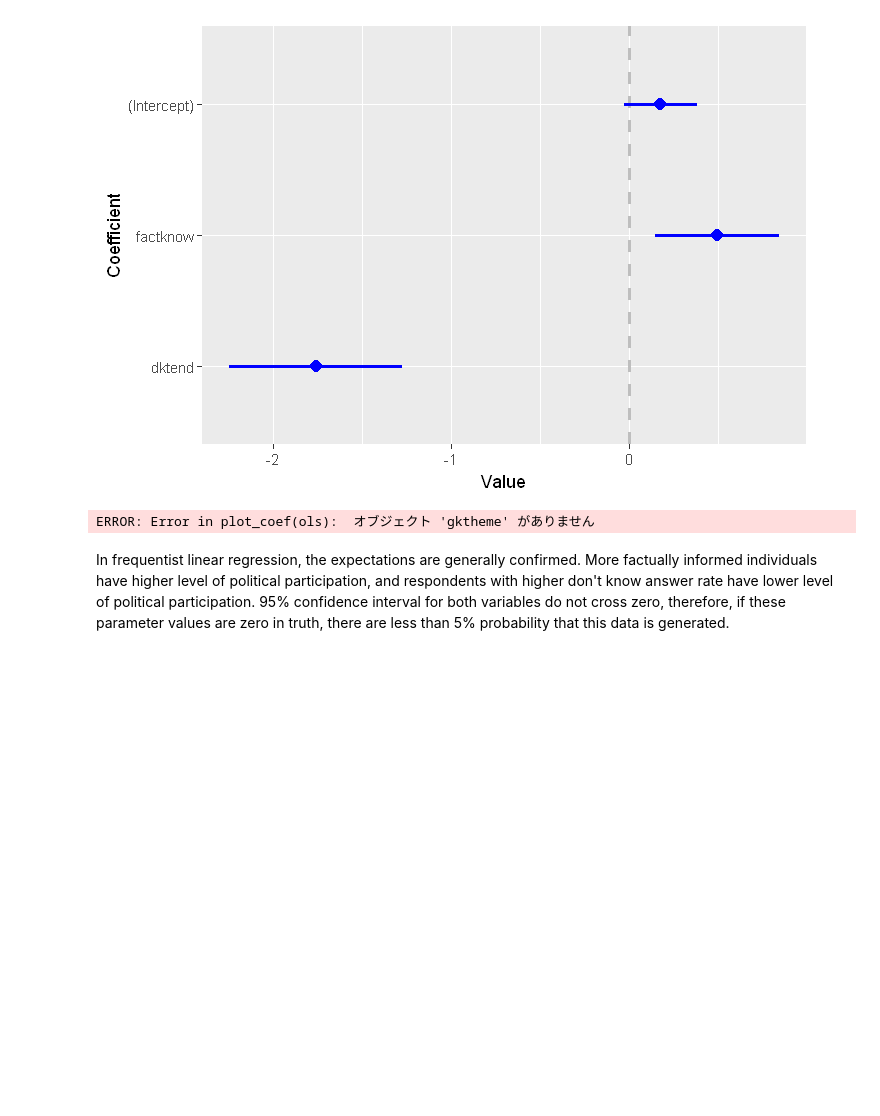
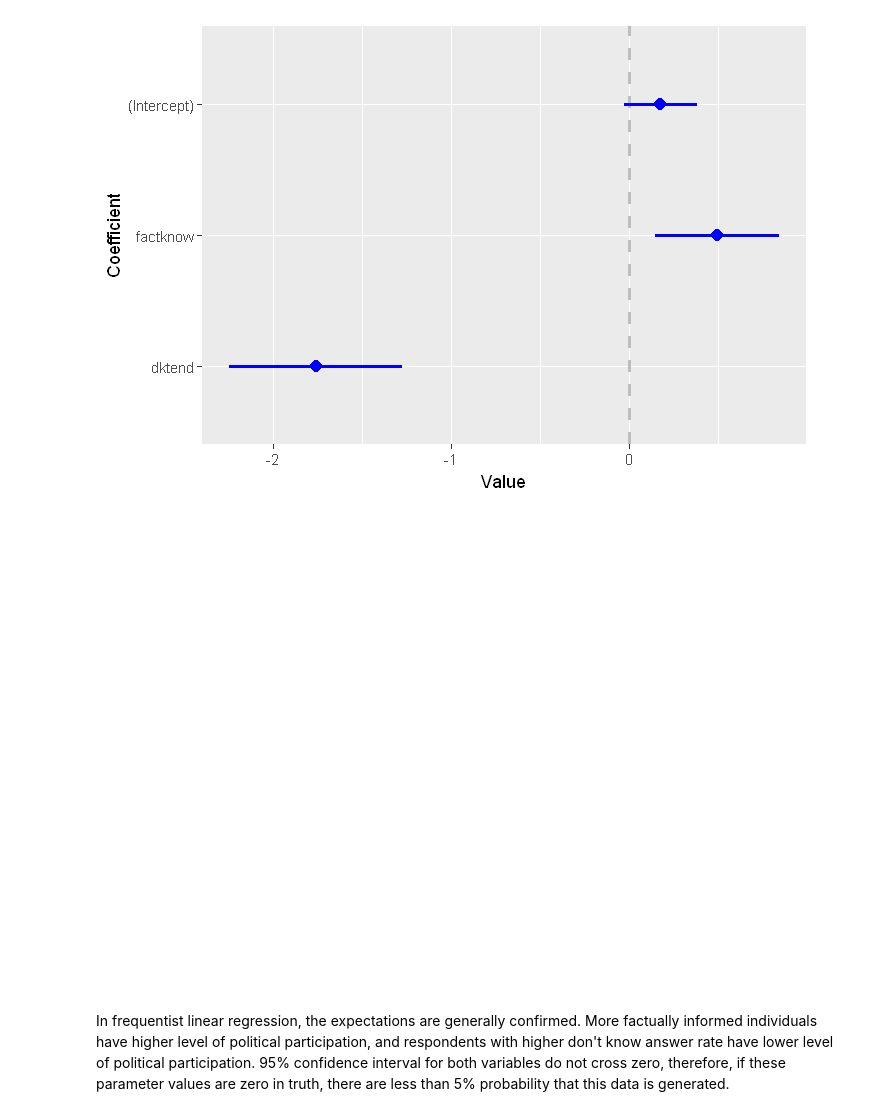
Before and after one commit to gentok/Method_Notes, a Jupyter notebook: notebooks/POL280_Bayes_HW2.ipynb, the cells around one changed output. Drawn from its saved outputs; the diff is of its cells as text; code cells hidden in the pictures; blank space fills up the shorter version.

```diff
--- a/notebooks/POL280_Bayes_HW2.ipynb
+++ b/notebooks/POL280_Bayes_HW2.ipynb
@@ -111,9 +111,10 @@ Warning message:
 [figure]
 # %%
 source("https://raw.githubusercontent.com/gentok/Method_Notes/master/sources/plot_coef.R")
+source("https://raw.githubusercontent.com/gentok/Method_Notes/master/sources/gktheme.R")
 plot_coef(ols)
 # %% [output]
-ERROR: Error in plot_coef(ols):  オブジェクト 'gktheme' がありません
+[figure, added]
 # %% [markdown]
 In frequentist linear regression, the expectations are generally confirmed. More factually informed individuals have higher level of political participation, and respondents with higher don't know answer rate have lower level of political participation. 95% confidence interval for both variables do not cross zero, therefore, if these parameter values are zero in truth, there are less than 5% probability that this data is generated.
 # %% [markdown]
```
Also changed, not shown: 1 other file.
